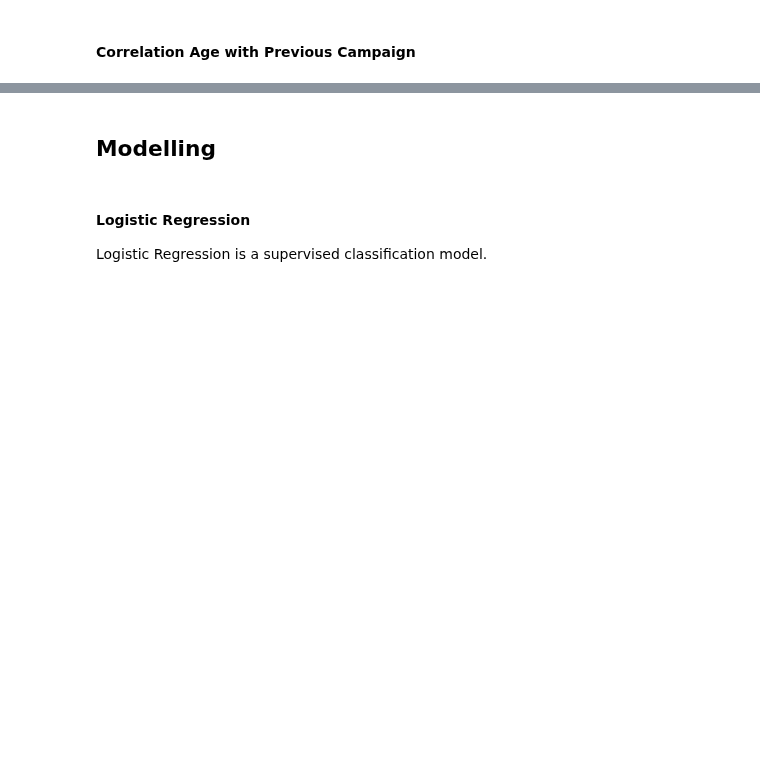
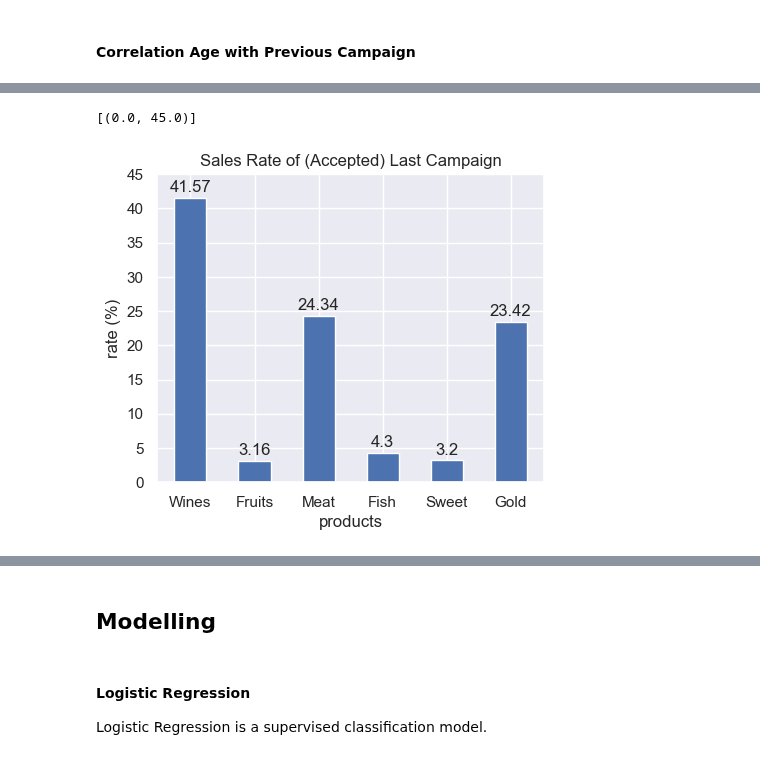
Before and after one commit to clarentcelsia/Analytics, a Jupyter notebook: marketing_campaign.ipynb, the cells around one changed output, grey strips where cells are left out. Drawn from its saved outputs; the diff is of its cells as text; code cells hidden in the pictures; blank space fills up the shorter version.

```diff
--- a/marketing_campaign.ipynb
+++ b/marketing_campaign.ipynb
@@ -1218,0 +1264,13 @@ plt.show()
+# %%
+sales_df_ = sales_df.loc[:, sales_df.columns!='Total_Products']
+fig, ax = plt.subplots(figsize=(5,4))
+# for col in sales_df.columns:
+rects = ax.bar(data=sales_df_, x=sales_df_.columns, height=sales_df_.loc['Percentage(%)'], width=.5)
+ax.bar_label(rects, padding=2)
+ax.set_ylabel('rate (%)')
+ax.set_xlabel('products')
+ax.set_title('Sales Rate of (Accepted) Last Campaign')
+ax.set(ylim=(0, 45))
+# %% [output]
+[(0.0, 45.0)]
+[figure, added]
```
Also changed, not shown: parts of 13 cells of this notebook.
